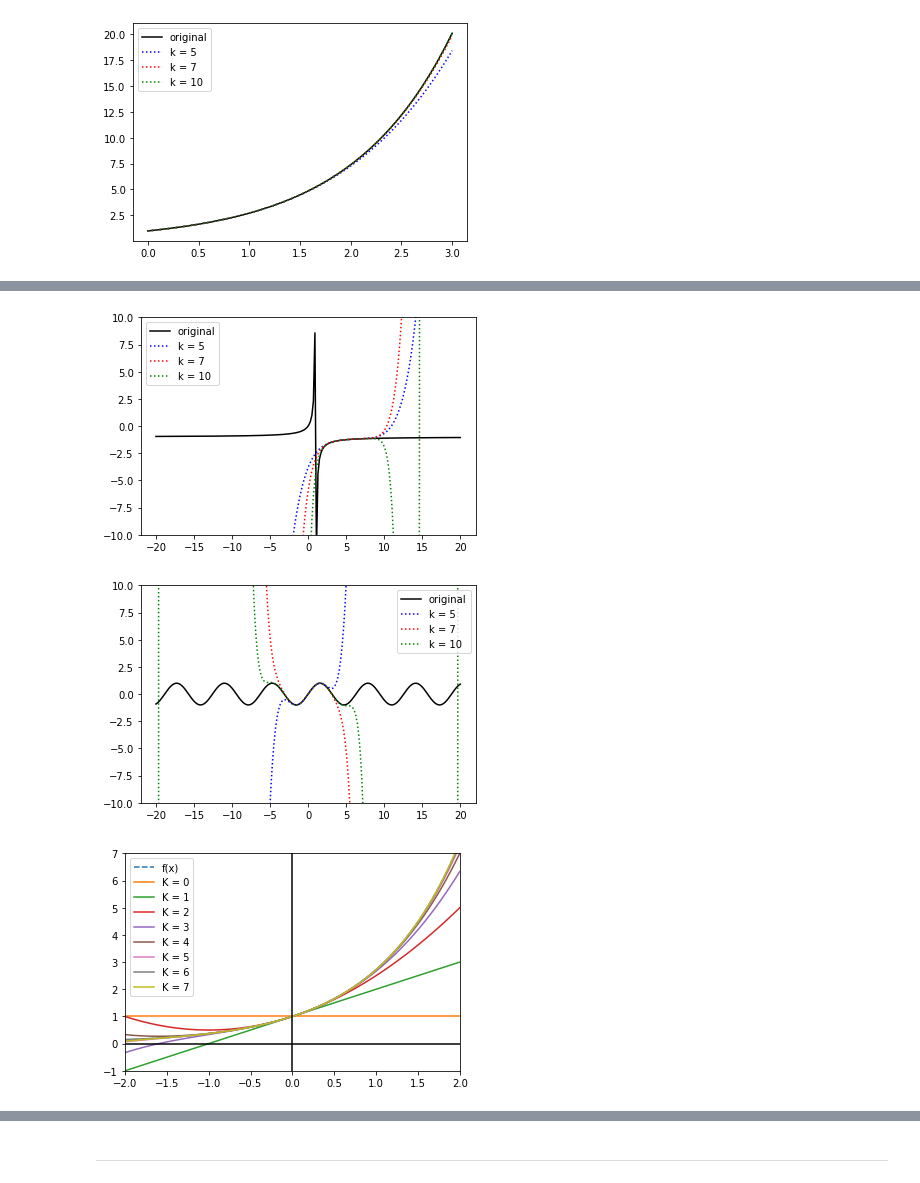
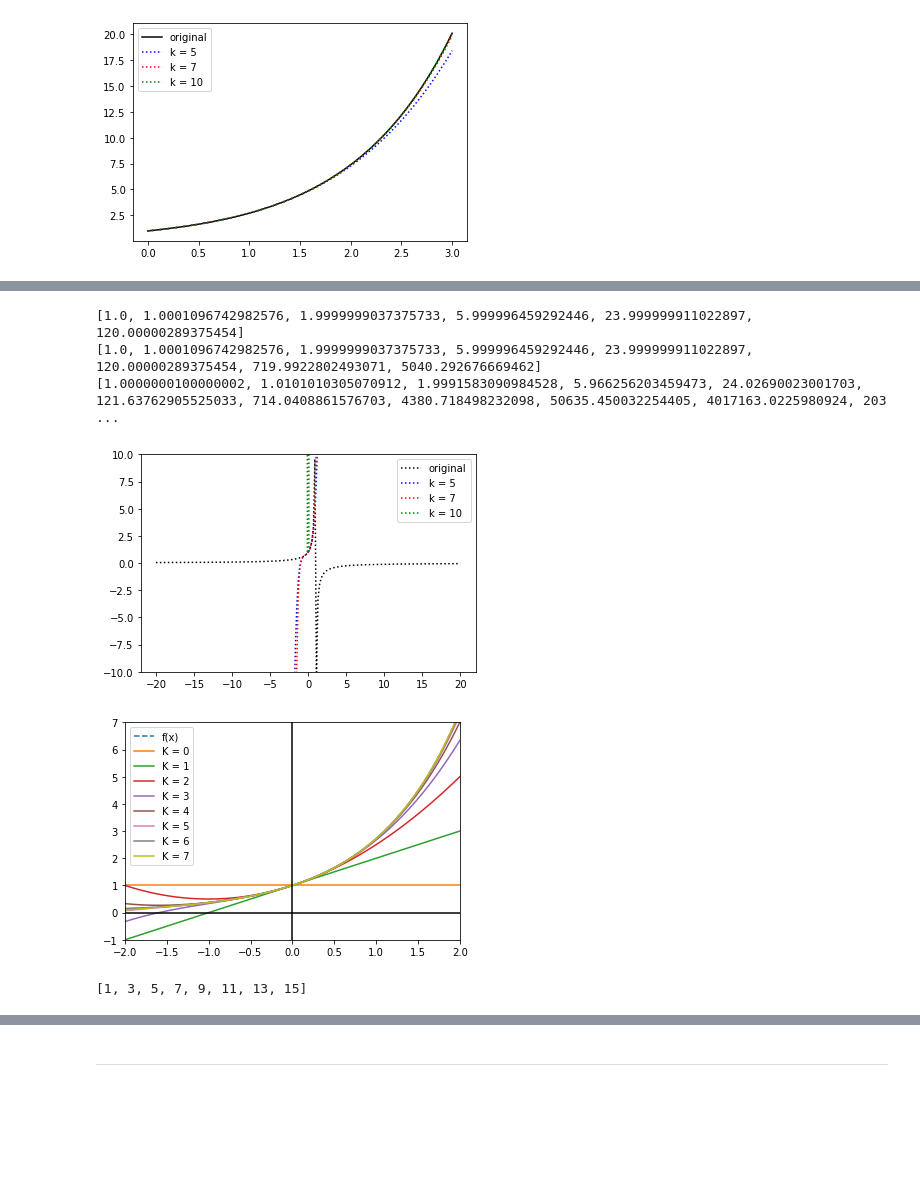
Before and after one commit to ChiaraBecht/Numerical_analysis, a Jupyter notebook: 1_Numerical_differentiation.ipynb, the cells around one changed output, grey strips where cells are left out. Cells and saved outputs as stored; diff of their text form; code cells hidden in the pictures; blank space fills up the shorter version.

```diff
--- a/1_Numerical_differentiation.ipynb
+++ b/1_Numerical_differentiation.ipynb
@@ -659,6 +661,3 @@ plt.legend()
 plt.show()
 # %% [output]
 [figure]
-# %%
-x = np.linspace(-20., 20., 202)
-plt.plot(x, x/(1 - x))
@@ -682,51 +725,27 @@ plt.plot(x, yi, ':k')
 # %%
 # make new x values
 x = np.linspace(-20., 20., 202)
 # caluclate the y values with several different number of derivatives involved:
 # k = 5
-yi = taylor_approx(my_ratio, 5, 5, np.pi/30, x)
+yi = taylor_approx(my_ratio, 0, 5, np.pi/300, x)
 
 # k = 7
-y7 = taylor_approx(my_ratio, 5, 7, np.pi/30, x)
+y7 = taylor_approx(my_ratio, 0, 7, np.pi/300, x)
 # k = 10
-y10 = taylor_approx(my_ratio, 5, 10, np.pi/30, x)
+y10 = taylor_approx(my_ratio, 1e-8, 10, 1e-1, x)
 
-y50 = taylor_approx(my_ratio, 5, 50, np.pi/30, x)
-
-plt.plot(x, my_ratio(x), 'k', label = 'original')
-#plt.plot(x, 1/(1 - x))
+plt.plot(x, my_ratio(x), ':k', label = 'original')
 plt.plot(x, yi, ':b', label = 'k = 5')
 plt.plot(x, y7, ':r', label = 'k = 7')
-plt.plot(x, y50, ':g', label = 'k = 10')
+plt.plot(x, y10, ':g', label = 'k = 10')
 plt.legend()
 plt.ylim(-10., 10.)
 plt.show()
 # %% [output]
+[1.0, 1.0001096742982576, 1.9999999037375733, 5.999996459292446, 23.999999911022897, 120.00000289375454]
+[1.0, 1.0001096742982576, 1.9999999037375733, 5.999996459292446, 23.999999911022897, 120.00000289375454, 719.9922802493071, 5040.292676669462]
+[1.0000000100000002, 1.0101010305070912, 1.9991583090984528, 5.966256203459473, 24.02690023001703, 121.63762905525033, 714.0408861576703, 4380.718498232098, 50635.450032254405, 4017163.0225980924, 203 ...
-[figure, old version]
+[figure, new version]
-# %%
-# make new x values
-x = np.linspace(-20., 20., 202)
-# caluclate the y values with several different number of derivatives involved:
-# k = 5
-yi = taylor_approx(np.sin, 0, 5, np.pi/30, x)
-
-# k = 7
-y7 = taylor_approx(np.sin, 0, 7, np.pi/30, x)
-# k = 10
-y10 = taylor_approx(np.sin, 0, 10, np.pi/30, x)
-
-y50 = taylor_approx(np.sin, 0, 100, np.pi/30, x)
-
-plt.plot(x, np.sin(x), 'k', label = 'original')
-#plt.plot(x, 1/(1 - x))
-plt.plot(x, yi, ':b', label = 'k = 5')
-plt.plot(x, y7, ':r', label = 'k = 7')
-plt.plot(x, y50, ':g', label = 'k = 10')
-plt.legend()
-plt.ylim(-10., 10.)
-plt.show()
-# %% [output]
-[figure, removed]
 # %%
 import matplotlib.pyplot as plt
 from math import factorial
@@ -735,11 +754,12 @@ from scipy.misc import derivative
 
 f = lambda x: np.exp(x)
 fac = lambda x:factorial(x)
-a = []
+a = [];b=[]
 x = np.linspace(-2,+2,101)
 plt.plot(x,f(x),"--",label="f(x)")
 k = 8
 for i in range(k):
+    b.append(2*i+1)
     a.append(derivative(f,0,n=i,dx=1e-2,order = 2*i+1)/fac(i))
     t = lambda x: sum(a[j]*x**j for j in range(len(a)))
     plt.plot(x,t(x),label = "K = {}".format(i))
@@ -748,8 +768,10 @@ plt.axvline(0.0,color="black")
 plt.ylim(-1,7);plt.xlim(-2,2)
 plt.legend()
 plt.show()
+print(b)
 # %% [output]
 [figure]
+[1, 3, 5, 7, 9, 11, 13, 15]
 # %%
 f = lambda x: 1/(1-x)
 fac = lambda x:factorial(x)
```
Also changed, not shown: parts of 6 cells of this notebook.
